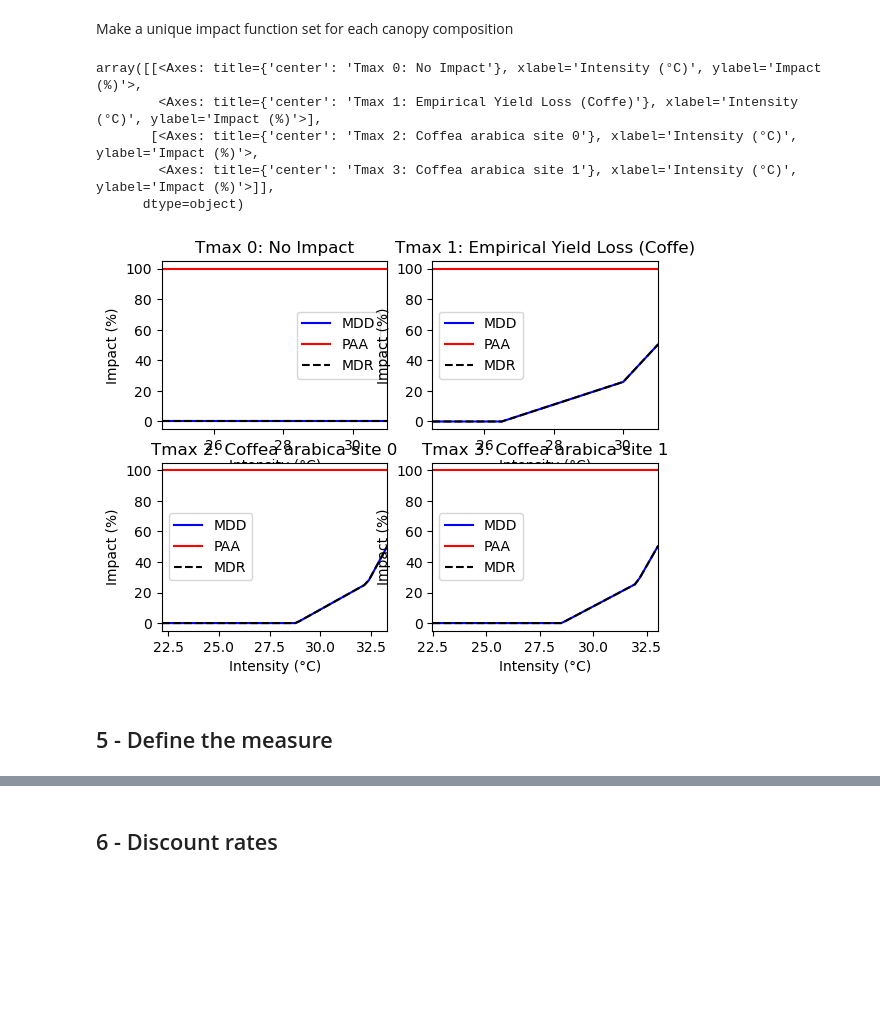
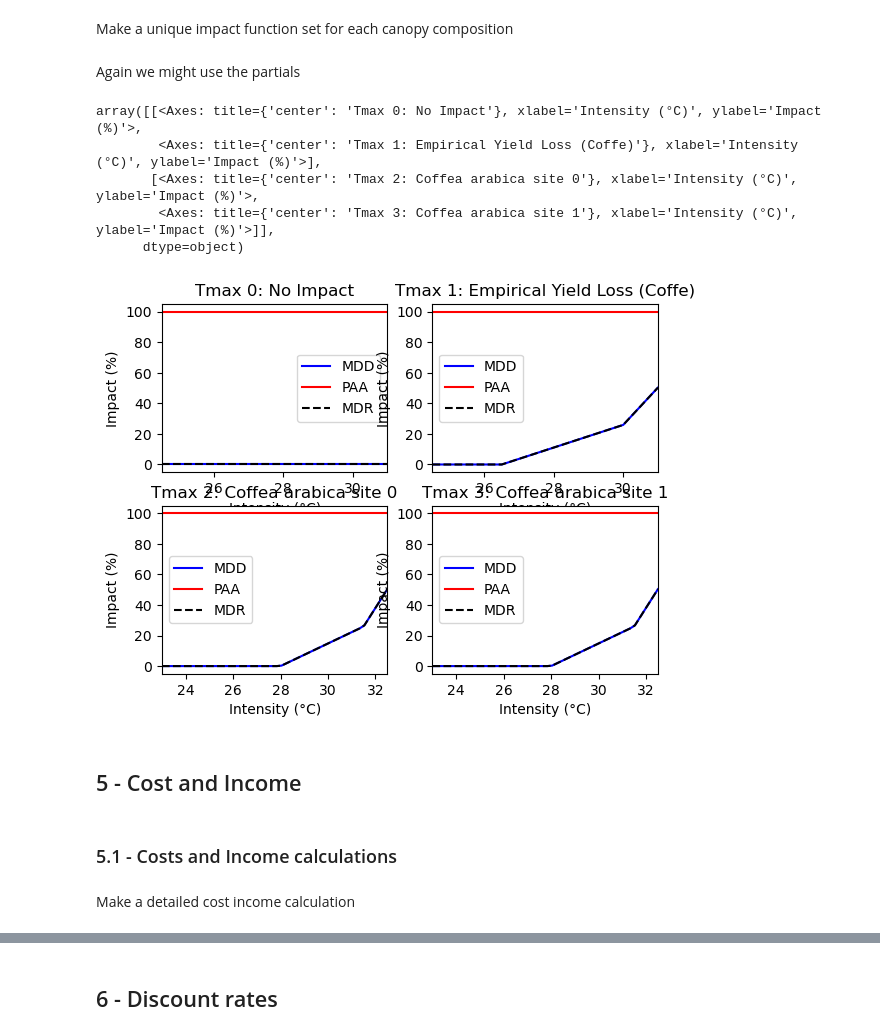
Before and after one commit to zeliest/coffee_banana_cacao_climate_risk, a Jupyter notebook: cb_agroforesty/CostBenefit_Canopy_MultiCriteria.ipynb, the cells around one changed output, grey strips where cells are left out. Cells and saved outputs as stored; diff of their text form; code cells hidden in the pictures; blank space fills up the shorter version.

```diff
--- a/cb_agroforesty/CostBenefit_Canopy_MultiCriteria.ipynb
+++ b/cb_agroforesty/CostBenefit_Canopy_MultiCriteria.ipynb
@@ -544,7 +712,7 @@ from climada.entity import ImpactFunc, ImpactFuncSet
 
 
 # Create an ImpactFuncSet with the VPD impact function
-imp_fun_set = ImpactFuncSet()
+imp_fun_set_base = ImpactFuncSet()
 
 ## Make the impact function for coffee with id 1
 # Coffe has id # 1, Banana has id 2, Cacao has id 3
@@ -592,11 +760,11 @@ impf_zero.mdd = np.zeros_like(impf_coffe.mdd)  # Set all values to zero
 #impf_zero.plot()
 
 # Add the impact function to the ImpactFuncSet
-imp_fun_set.append(impf_zero)
-imp_fun_set.append(impf_coffe)
+imp_fun_set_base.append(impf_zero)
+imp_fun_set_base.append(impf_coffe)
 
 # Plot the impact function set
-imp_fun_set.plot()
+imp_fun_set_base.plot()
 # %% [output]
 Index: 0, Value: 0.18126924692201807
 Intensity: [0.18126925 0.09516258 0.         0.25918178 0.5034147 ]
@@ -728,12 +898,9 @@ def generate_custom_impact_function_IDs_by_canopy_df(
 # %%
-ignore_impf_ids = [0]
-
 # Example usage
 df_impf_id_map = generate_custom_impact_function_IDs_by_canopy_df(
     impf_default_df=impf_default_df,
     canopy_df= canopy_crop_dict['present'],
-    hazard_type=hazard_type,
-    ignore_impf_ids=ignore_impf_ids
+    hazard_type=hazard_type
 )
 
 # Print the DataFrame with new impact function IDs
@@ -848,7 +1013,7 @@ import numpy as np
 import matplotlib.pyplot as plt
 
 # Updated function definition
-def helper_create_adj_func(max_cooling=2.5, plateau_at=50, sensitivity=None):
+def helper_create_adj_func(max_cooling=6, plateau_at=100, sensitivity=None):
     """
     Creates an adjustment function for canopy cover effects on the intensity of a hazard.
     Args:
@@ -885,12 +1050,12 @@ canopy = np.linspace(0, 100, 200)
 
 if hazard_type.upper() == 'TMAX':
     base_intensity = 0  # °C
-    adjust_fcn = helper_create_adj_func(max_cooling=2.5, plateau_at=50)
+    adjust_fcn = helper_create_adj_func()
     ylabel = "Adjusted Temperature (°C)"
     title = "Tmax vs. Canopy Cover"
 elif hazard_type.upper() == 'VPD':
     base_intensity = 0  # kPa
-    adjust_fcn = helper_create_adj_func(max_cooling=3.0, plateau_at=50, sensitivity=0.15)
+    adjust_fcn = helper_create_adj_func(sensitivity=0.15)
     ylabel = "Adjusted VPD (kPa)"
     title = "VPD vs. Canopy Cover"
 else:
@@ -989,13 +1156,13 @@ adj_impf.plot()
 # %% [markdown]
 Make a unique impact function set for each canopy composition
 # %%
-def create_adjusted_impact_functions(
-    df_impf_id_map: pd.DataFrame,
+def create_adjusted_impact_function_set(
     canopy_df: pd.DataFrame,
-    imp_fun_set_base,
     adjust_fcn,
-    hazard_type: str,
-    ignore_impf_ids: list = [0]
+    imp_fun_set_base: ImpactFuncSet = imp_fun_set_base,
+    df_impf_id_map: pd.DataFrame = df_impf_id_map,
+    hazard_type: str = hazard_type,
+    ignore_impf_ids: list = [0]  # Default to ignoring ID 0 (no impact) if not specified
 ):
     """
     Create adjusted impact functions using pre-assigned IDs and canopy cover.
@@ -1050,23 +1217,23 @@ def create_adjusted_impact_functions(
         seen_ids.add(new_id)
 
     return imp_fun_set_new
+# %% [markdown]
+Again we might use the partials
 # %%
-adjusted_impf_set = create_adjusted_impact_functions(
-    df_impf_id_map=df_impf_id_map,
+adjusted_impf_set = create_adjusted_impact_function_set(
     canopy_df=canopy_crop_dict[list(canopy_crop_dict.keys())[0]],  # Use the first sheet as the base
-    imp_fun_set_base=imp_fun_set,
-    adjust_fcn=adjust_fcn,
-    hazard_type="Tmax",
-    ignore_impf_ids=[0]  # Skip no-impact functions
+    adjust_fcn=adjust_fcn
 )
 
 adjusted_impf_set.plot()
 # %% [output]
 array([[<Axes: title={'center': 'Tmax 0: No Impact'}, xlabel='Intensity (°C)', ylabel='Impact (%)'>,
         <Axes: title={'center': 'Tmax 1: Empirical Yield Loss (Coffe)'}, xlabel='Intensity (°C)', ylabel='Impact (%)'>],
        [<Axes: title={'center': 'Tmax 2: Coffea arabica site 0'}, xlabel='Intensity (°C)', ylabel='Impact (%)'>,
         <Axes: title={'center': 'Tmax 3: Coffea arabica site 1'}, xlabel='Intensity (°C)', ylabel='Impact (%)'>]],
       dtype=object)
-[figure, old version]
+[figure, new version]
-# %% [markdown]
-## 5 - Define the measure
+# %% [markdown]
+## 5 - Cost and Income
+# %% [markdown]
+### 5.1 - Costs and Income calculations
@@ -1072,0 +1271,2 @@ array([[<Axes: title={'center': 'Tmax 0: No Impact'}, xlabel='Intensity (°C)',
+# %% [markdown]
+Make a detailed cost income calculation
```
Also changed, not shown: parts of 65 cells of this notebook.
